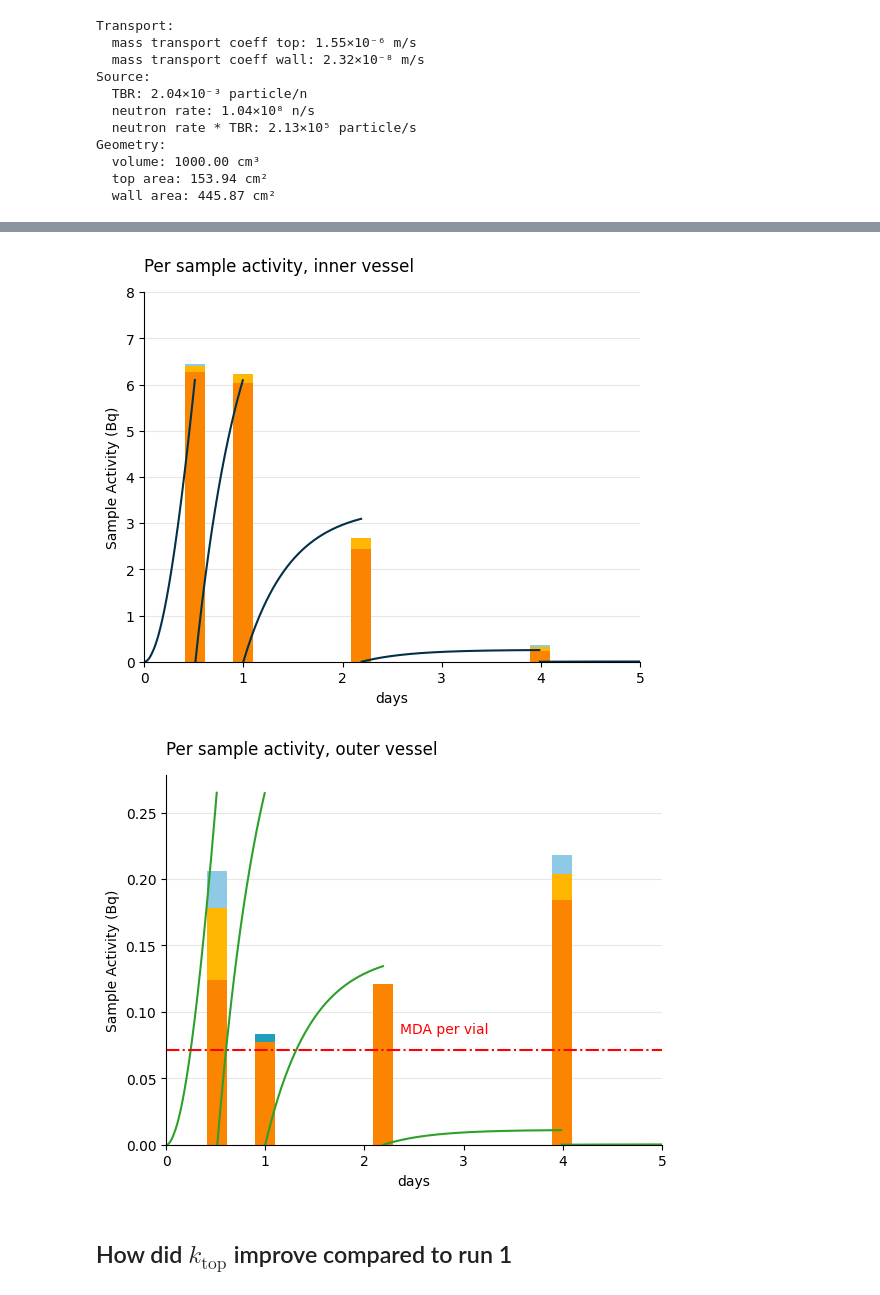
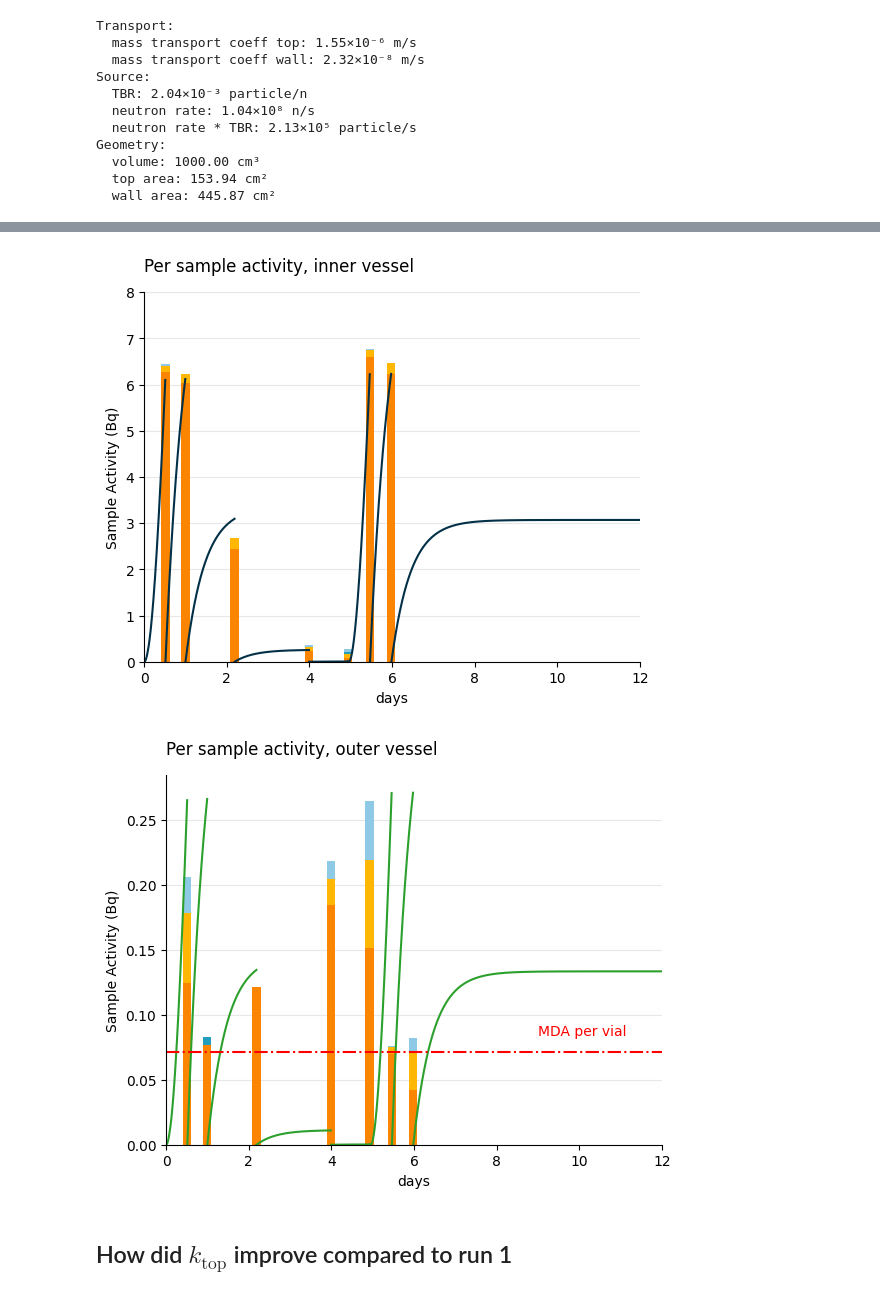
Before and after one commit to veliki-filozof/baby-1L-run-4, a Jupyter notebook: analysis/tritium/tritium_model.ipynb, the cells around one changed output, grey strips where cells are left out. Saved outputs shown, nothing was run; the diff lists cells and outputs as text; code cells hidden in the pictures.

```diff
--- a/analysis/tritium/tritium_model.ipynb
+++ b/analysis/tritium/tritium_model.ipynb
@@ -74,5 +74,5 @@ Measured TBR: 2.23e-03 particle / neutron
 # %%
-baby_model.run(6 * ureg.day)
+baby_model.run(12 * ureg.day)
 # %%
 print(f"Transport:")
 print(f"  mass transport coeff top: {baby_model.k_top:.2e~P}")
@@ -229,7 +229,7 @@ plot_sample_activity_top(baby_model, replacement_times=replacement_times_top, co
 
 plt.grid(True, axis="y", alpha=0.3)
 plt.ylim(bottom=0 * ureg.Bq)
-plt.xlim(0, 5)
+plt.xlim(0, 12)
 plt.ylim(top=8)
 plt.ylabel("Sample Activity (Bq)")
 plt.xlabel("days")
@@ -252,7 +252,7 @@ plot_sample_activity_wall(baby_model, replacement_times=replacement_times_walls,
 
 plt.grid(True, axis="y", alpha=0.3)
 # plt.ylim(bottom=0 * ureg.Bq)
-plt.xlim(0, 5)
+plt.xlim(0, 12)
 plt.ylabel("Sample Activity (Bq)")
 plt.xlabel("days")
 plt.title("Per sample activity, outer vessel", loc = 'left', pad = 15)
@@ -273,7 +273,7 @@ plt.axhline(y=MDA, color = "red", linestyle = "-.")
 plt.annotate(
     f"MDA per vial",
     (0, MDA),
-    xytext=(200, 10),
+    xytext=(300, 10),
     textcoords="offset points",
     ha="center",
     va="bottom",
@@ -286,5 +286,5 @@ plt.show()
-[figure, old version]
+[figure, new version]
-[figure, old version]
+[figure, new version]
 # %% [markdown]
 ## How did $k_\mathrm{top}$ improve compared to run 1
 # %%
```
Also changed, not shown: parts of 6 cells of this notebook.
